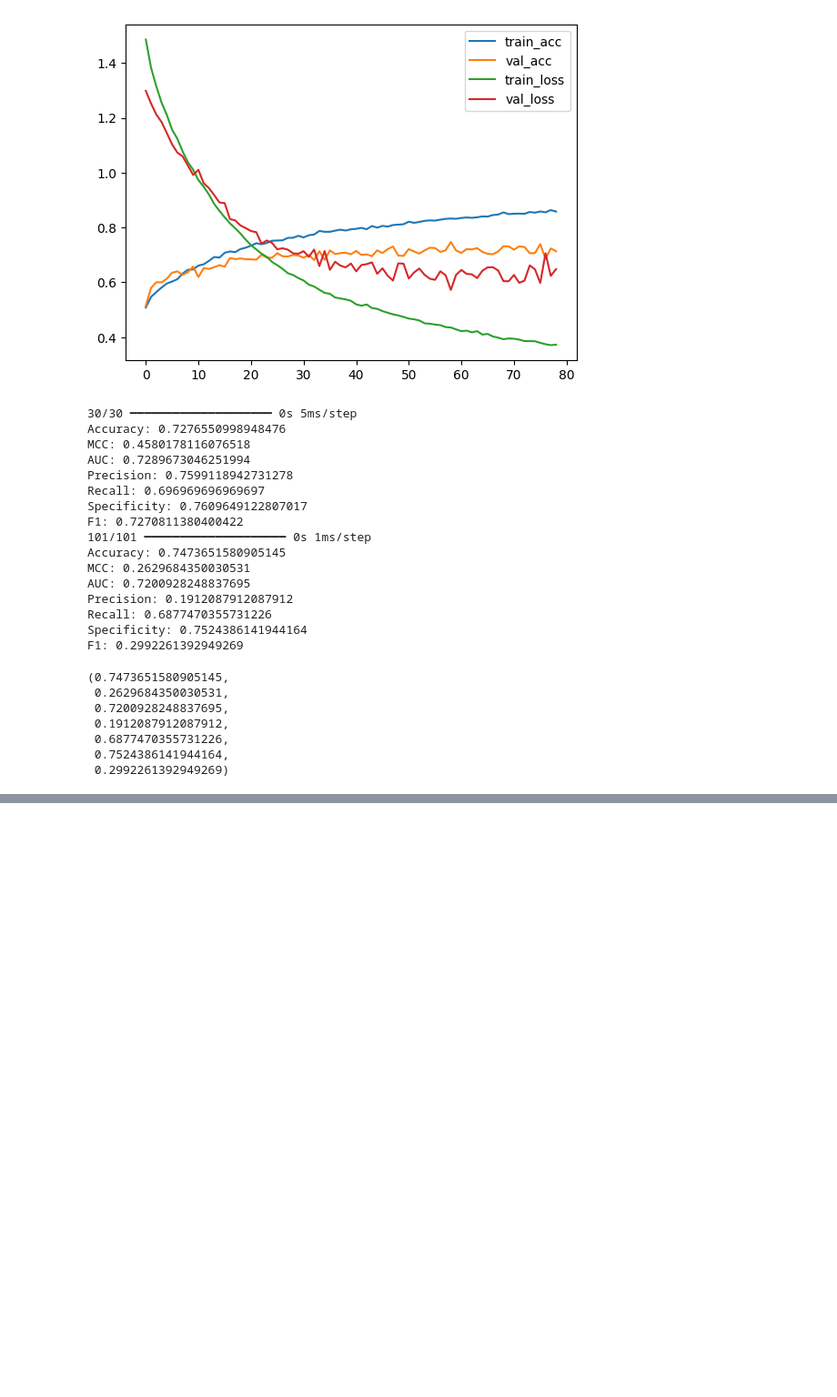
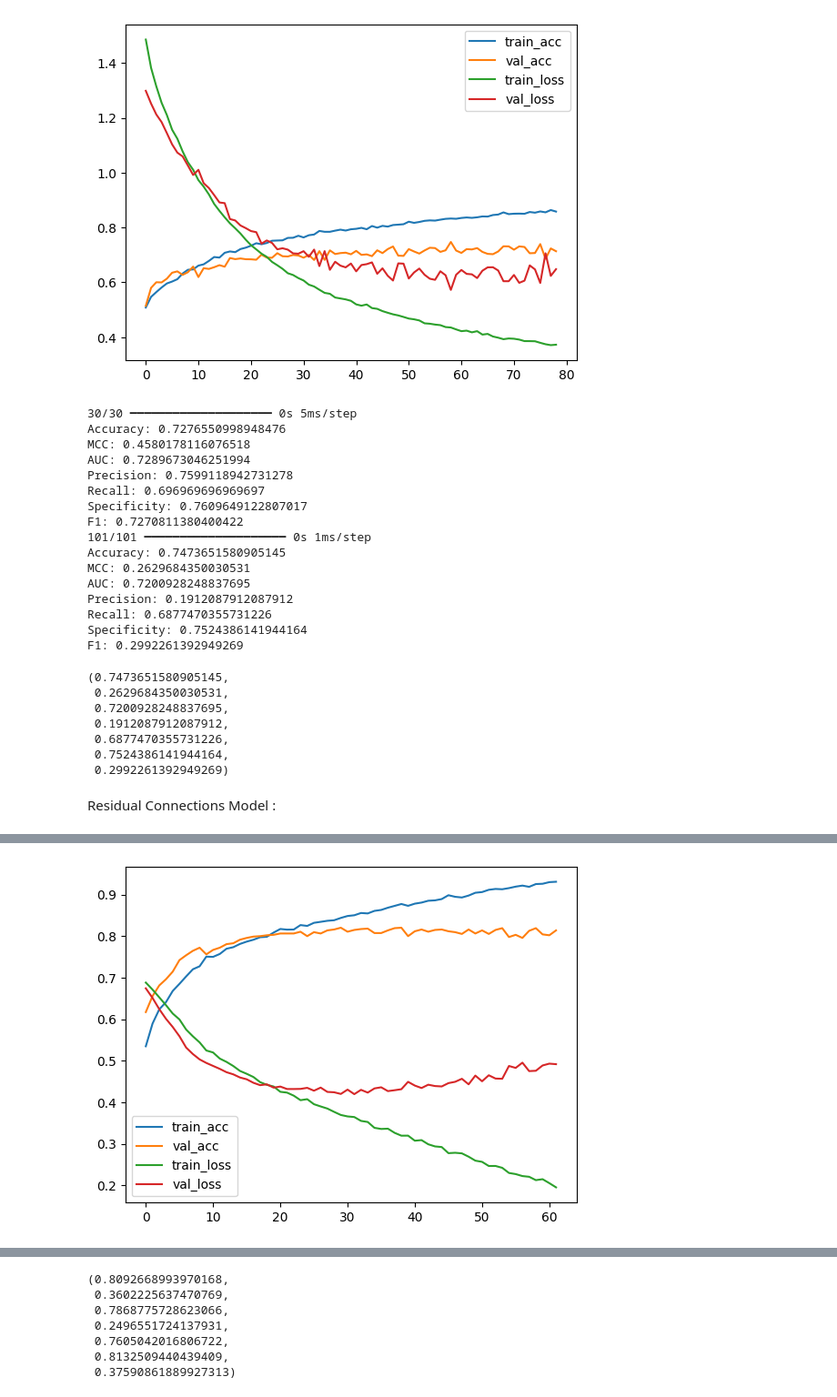
Before and after one commit to Sheldor7701/ResLysEmbed, a Jupyter notebook: models/ESM_2_embedding.ipynb, the cells around one changed output, grey strips where cells are left out. Shown at 91% size. Saved outputs shown, nothing was run; the diff lists cells and outputs as text; code cells hidden in the pictures; blank space fills up the shorter version.

```diff
--- a/ESM_2_embedding.ipynb
+++ b/models/ESM_2_embedding.ipynb
@@ -750,3 +759,73 @@ F1: 0.2992261392949269
  0.6877470355731226,
  0.7524386141944164,
  0.2992261392949269)
+# %% [markdown]
+Residual Connections Model :
+# %%
+import tensorflow as tf
+from keras.layers import Input, Embedding, Conv1D, MaxPooling1D, Flatten, Dense, Dropout, Concatenate, Lambda
+from keras.models import Model
+from keras.optimizers import Adam
+from keras.losses import BinaryCrossentropy
+
+def residual_block(input_tensor, filters):
+    x = Conv1D(filters, kernel_size=3, activation='relu', padding='same')(input_tensor)
+    x = Conv1D(filters, kernel_size=3, activation='relu', padding='same')(x)
+    x = Concatenate()([x, input_tensor])  # Skip connection
+    return x
+
+def build_resnet_model(input_shape_conv, input_shape_ann):
+    # Conv1D branch for sequence data
+    conv_input = Input(shape=input_shape_conv)
+    x_conv = Embedding(input_dim=64, output_dim=21, input_length=input_shape_conv[0])(conv_input)
+
+    # Apply Residual blocks
+    x_conv = residual_block(x_conv, 32)
+    x_conv = MaxPooling1D(pool_size=2)(x_conv)
+    x_conv = residual_block(x_conv, 64)
+    x_conv = MaxPooling1D(pool_size=2)(x_conv)
+    x_conv = Flatten()(x_conv)
+
+    # Dense layer for sequence features
+    x_conv = Dense(32, activation='relu')(x_conv)
+    x_conv = Dropout(0.3)(x_conv)
+
+    # ANN branch for prot_t5 embeddings
+    ann_input = Input(shape=(input_shape_ann,))
+    x_ann = Dense(32, activation='relu')(ann_input)
+    x_ann = Dropout(0.3)(x_ann)
+
+    # Concatenate Conv1D (ResNet) and ANN branches
+    combined = Concatenate()([x_conv, x_ann])
+
+    # Output layer
+    x = Dense(16, activation='relu')(combined)
+    x = Dropout(0.3)(x)
+    output_layer = Dense(1, activation='sigmoid')(combined)
+
+    # Build model
+    model = Model(inputs=[conv_input, ann_input], outputs=output_layer)
+    model.compile(optimizer=Adam(learning_rate=0.0001),
+                  loss=BinaryCrossentropy(),
+                  metrics=['accuracy'])
+
+    return model
+
+
+set_seed(4)
+
+# Define the model with Conv1D input shape (33,) and ANN input shape 1024
+res_model = build_resnet_model((33,), 1024)
+# inception_model.summary()
+
+# Fit the Inception model
+history = res_model.fit([X_train_num, X_train_embeddings], y_train, epochs=1000, batch_size=64, verbose=1,
+                               validation_data=([X_val_num, X_val_embeddings], y_val),
+                                 callbacks=[EarlyStopping(monitor='val_loss', patience=30, restore_best_weights=True)],
+                            )
+
+plot(history)
+
+evaluate_model(res_model, X_val_num, X_val_embeddings, y_val)
+evaluate_model(res_model, X_test_num, X_test_embeddings, y_test)
+# %% [output]
@@ -752,0 +849 @@ F1: 0.2992261392949269
+[figure, added]
@@ -752,0 +866,7 @@ F1: 0.2992261392949269
+(0.8092668993970168,
+ 0.3602225637470769,
+ 0.7868775728623066,
+ 0.2496551724137931,
+ 0.7605042016806722,
+ 0.8132509440439409,
+ 0.37590861889927313)
```
Also changed, not shown: parts of 7 cells of this notebook.
